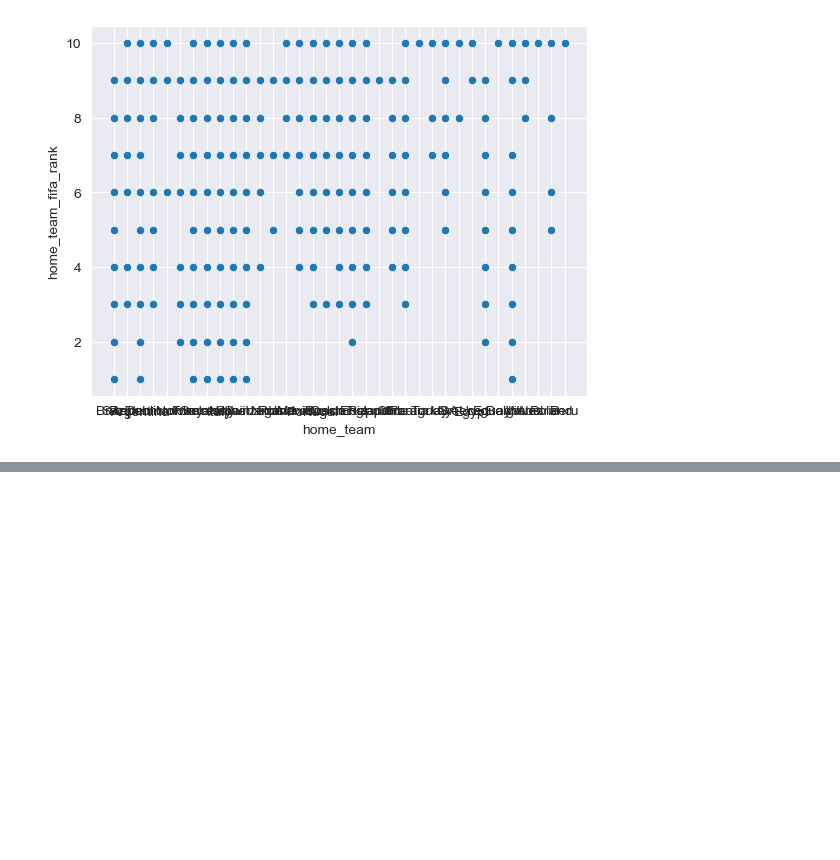
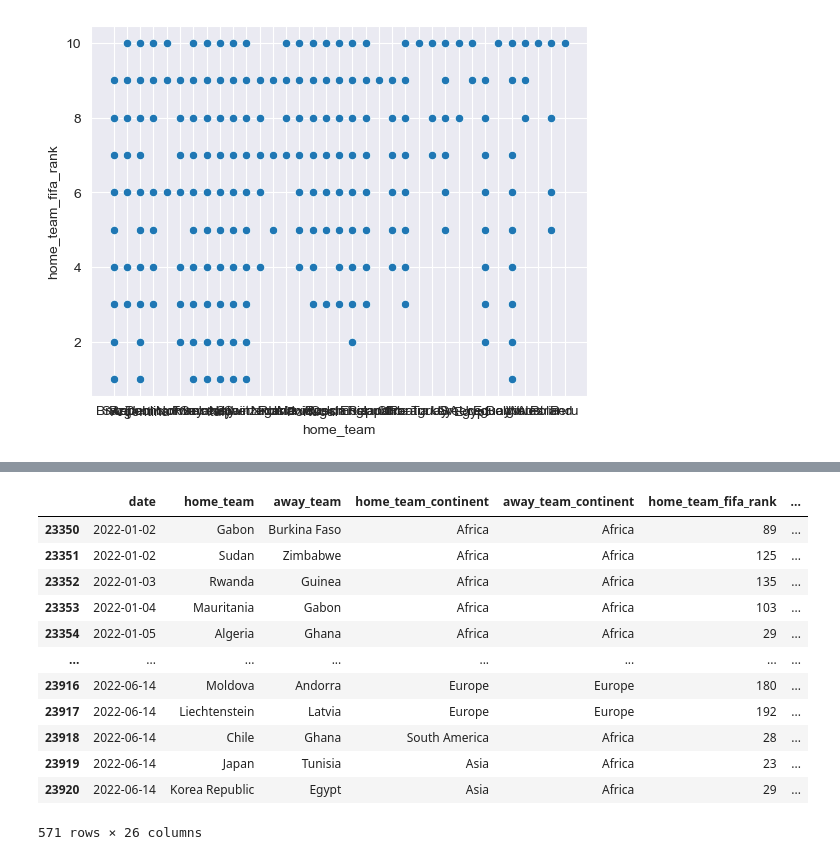
Before and after one commit to ZacharyHurt89/DataDivers_Group_Repo, a Jupyter notebook: In_Work_ZH/initial_data_pull.ipynb, the cells around one changed output, grey strips where cells are left out. Cells and saved outputs as stored; diff of their text form; code cells hidden in the pictures; blank space fills up the shorter version.

Commit message:
breaking up fifa data by year to make plotting data easier

```diff
--- a/In_Work_ZH/initial_data_pull.ipynb
+++ b/In_Work_ZH/initial_data_pull.ipynb
@@ -271,3 +271,6 @@ top_ten_home_teams_by_rank
 sns.scatterplot(x=top_ten_home_teams_by_rank['home_team'], y=top_ten_home_teams_by_rank['home_team_fifa_rank']);
 # %% [output]
 [figure]
+# %%
+fifa_df['year'] = pd.to_datetime(fifa_df['date']).dt.year
+fifa_df['year']
@@ -273,0 +290,18 @@ sns.scatterplot(x=top_ten_home_teams_by_rank['home_team'], y=top_ten_home_teams_
+# %%
+year = 2022
+fifa_2022_df = fifa_df[fifa_df['year'] == year]
+fifa_2022_df
+# %% [output]
+|  | date | home_team | away_team | home_team_continent | away_team_continent | home_team_fifa_rank | ... |
+| 23350 | 2022-01-02 | Gabon | Burkina Faso | Africa | Africa | 89 | ... |
+| 23351 | 2022-01-02 | Sudan | Zimbabwe | Africa | Africa | 125 | ... |
+| 23352 | 2022-01-03 | Rwanda | Guinea | Africa | Africa | 135 | ... |
+| 23353 | 2022-01-04 | Mauritania | Gabon | Africa | Africa | 103 | ... |
+| 23354 | 2022-01-05 | Algeria | Ghana | Africa | Africa | 29 | ... |
+| ... | ... | ... | ... | ... | ... | ... | ... |
+| 23916 | 2022-06-14 | Moldova | Andorra | Europe | Europe | 180 | ... |
+| 23917 | 2022-06-14 | Liechtenstein | Latvia | Europe | Europe | 192 | ... |
+| 23918 | 2022-06-14 | Chile | Ghana | South America | Africa | 28 | ... |
+| 23919 | 2022-06-14 | Japan | Tunisia | Asia | Africa | 23 | ... |
+| 23920 | 2022-06-14 | Korea Republic | Egypt | Asia | Africa | 29 | ... |
+571 rows × 26 columns
```
Also changed, not shown: parts of 9 cells of this notebook.
